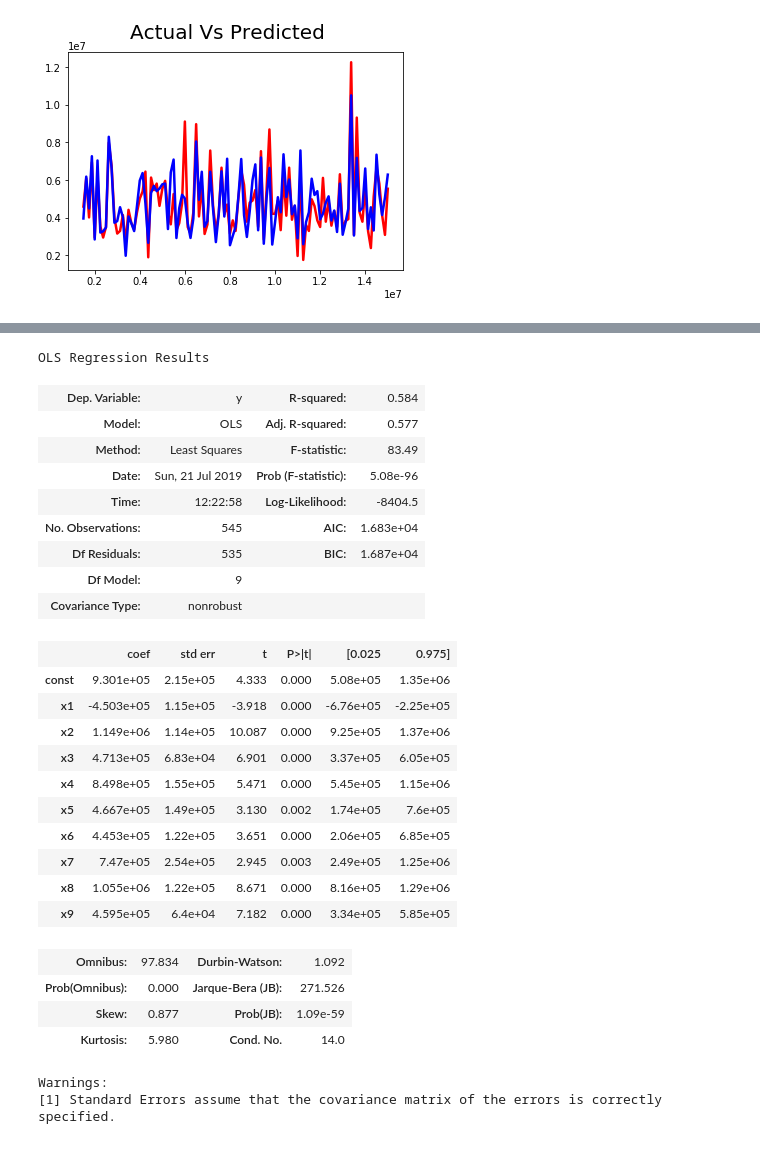
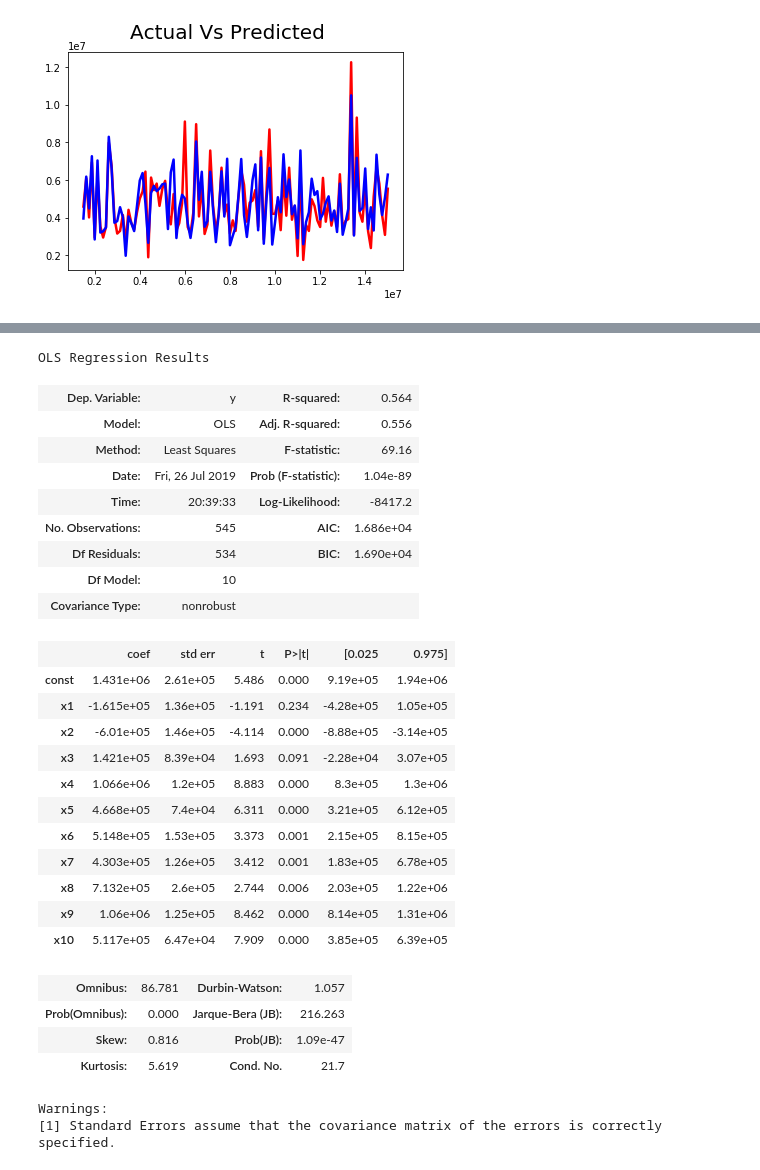
Before and after one commit to KushBhatnagar/MachineLearningExercise, a Jupyter notebook: Housing_Case_Study_Practise.ipynb, the cells around one changed output, grey strips where cells are left out. Drawn from its saved outputs; the diff is of its cells as text; code cells hidden in the pictures.

```diff
--- a/Housing_Case_Study_Practise.ipynb
+++ b/Housing_Case_Study_Practise.ipynb
@@ -194,5 +195,2 @@ strong multicollinearity or other numerical problems.
 # %%
-
-X_opt = X[:, [0,3, 5,6,7,8,9,10,11,12,13]]
-regressor_OLS = sm.OLS(endog = y, exog = X_opt).fit()
-regressor_OLS.summary()
+X_opt = X[:, [0,2, 3,5,6,7,9,10,11,12,13]]
@@ -228,33 +197,32 @@ Warnings:
 # %%
-
-X_opt = X[:, [0,3,6,7,8,9,10,11,12,13]]
 regressor_OLS = sm.OLS(endog = y, exog = X_opt).fit()
 regressor_OLS.summary()
 # %% [output]
 OLS Regression Results
-| Dep. Variable: | y | R-squared: | 0.584 |
-| Model: | OLS | Adj. R-squared: | 0.577 |
-| Method: | Least Squares | F-statistic: | 83.49 |
-| Date: | Sun, 21 Jul 2019 | Prob (F-statistic): | 5.08e-96 |
-| Time: | 12:22:58 | Log-Likelihood: | -8404.5 |
-| No. Observations: | 545 | AIC: | 1.683e+04 |
-| Df Residuals: | 535 | BIC: | 1.687e+04 |
-| Df Model: | 9 |  |  |
+| Dep. Variable: | y | R-squared: | 0.564 |
+| Model: | OLS | Adj. R-squared: | 0.556 |
+| Method: | Least Squares | F-statistic: | 69.16 |
+| Date: | Fri, 26 Jul 2019 | Prob (F-statistic): | 1.04e-89 |
+| Time: | 20:39:33 | Log-Likelihood: | -8417.2 |
+| No. Observations: | 545 | AIC: | 1.686e+04 |
+| Df Residuals: | 534 | BIC: | 1.690e+04 |
+| Df Model: | 10 |  |  |
 | Covariance Type: | nonrobust |  |  |
 |  | coef | std err | t | P>|t| | [0.025 | 0.975] |
-| const | 9.301e+05 | 2.15e+05 | 4.333 | 0.000 | 5.08e+05 | 1.35e+06 |
-| x1 | -4.503e+05 | 1.15e+05 | -3.918 | 0.000 | -6.76e+05 | -2.25e+05 |
-| x2 | 1.149e+06 | 1.14e+05 | 10.087 | 0.000 | 9.25e+05 | 1.37e+06 |
-| x3 | 4.713e+05 | 6.83e+04 | 6.901 | 0.000 | 3.37e+05 | 6.05e+05 |
-| x4 | 8.498e+05 | 1.55e+05 | 5.471 | 0.000 | 5.45e+05 | 1.15e+06 |
-| x5 | 4.667e+05 | 1.49e+05 | 3.130 | 0.002 | 1.74e+05 | 7.6e+05 |
-| x6 | 4.453e+05 | 1.22e+05 | 3.651 | 0.000 | 2.06e+05 | 6.85e+05 |
-| x7 | 7.47e+05 | 2.54e+05 | 2.945 | 0.003 | 2.49e+05 | 1.25e+06 |
-| x8 | 1.055e+06 | 1.22e+05 | 8.671 | 0.000 | 8.16e+05 | 1.29e+06 |
-| x9 | 4.595e+05 | 6.4e+04 | 7.182 | 0.000 | 3.34e+05 | 5.85e+05 |
+| const | 1.431e+06 | 2.61e+05 | 5.486 | 0.000 | 9.19e+05 | 1.94e+06 |
+| x1 | -1.615e+05 | 1.36e+05 | -1.191 | 0.234 | -4.28e+05 | 1.05e+05 |
+| x2 | -6.01e+05 | 1.46e+05 | -4.114 | 0.000 | -8.88e+05 | -3.14e+05 |
+| x3 | 1.421e+05 | 8.39e+04 | 1.693 | 0.091 | -2.28e+04 | 3.07e+05 |
+| x4 | 1.066e+06 | 1.2e+05 | 8.883 | 0.000 | 8.3e+05 | 1.3e+06 |
+| x5 | 4.668e+05 | 7.4e+04 | 6.311 | 0.000 | 3.21e+05 | 6.12e+05 |
+| x6 | 5.148e+05 | 1.53e+05 | 3.373 | 0.001 | 2.15e+05 | 8.15e+05 |
+| x7 | 4.303e+05 | 1.26e+05 | 3.412 | 0.001 | 1.83e+05 | 6.78e+05 |
+| x8 | 7.132e+05 | 2.6e+05 | 2.744 | 0.006 | 2.03e+05 | 1.22e+06 |
+| x9 | 1.06e+06 | 1.25e+05 | 8.462 | 0.000 | 8.14e+05 | 1.31e+06 |
+| x10 | 5.117e+05 | 6.47e+04 | 7.909 | 0.000 | 3.85e+05 | 6.39e+05 |
-| Omnibus: | 97.834 | Durbin-Watson: | 1.092 |
-| Prob(Omnibus): | 0.000 | Jarque-Bera (JB): | 271.526 |
-| Skew: | 0.877 | Prob(JB): | 1.09e-59 |
-| Kurtosis: | 5.980 | Cond. No. | 14.0 |
+| Omnibus: | 86.781 | Durbin-Watson: | 1.057 |
+| Prob(Omnibus): | 0.000 | Jarque-Bera (JB): | 216.263 |
+| Skew: | 0.816 | Prob(JB): | 1.09e-47 |
+| Kurtosis: | 5.619 | Cond. No. | 21.7 |
 Warnings:
 [1] Standard Errors assume that the covariance matrix of the errors is correctly specified.
```
Also changed, not shown: parts of 11 cells of this notebook, 1 other file.
